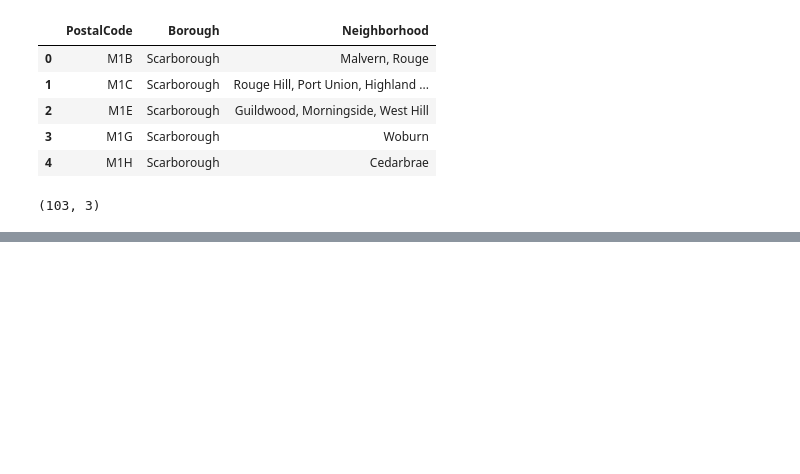
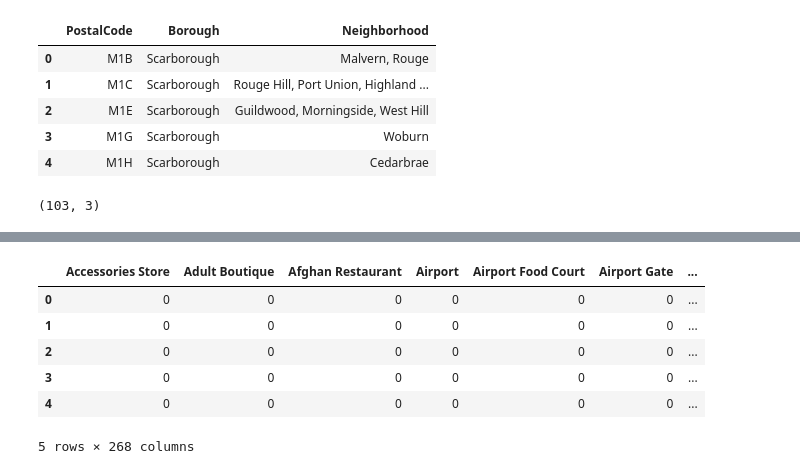
Before and after one commit to jfranklin1607/Cousera_Capstone, a Jupyter notebook: Toronto Neighborhoods.ipynb, the cells around one changed output, grey strips where cells are left out. Cells and saved outputs as stored; diff of their text form; code cells hidden in the pictures; blank space fills up the shorter version.

```diff
--- a/Toronto Neighborhoods.ipynb
+++ b/Toronto Neighborhoods.ipynb
@@ -73,0 +397,23 @@ postal_codes.shape
+# %%
+# one hot encoding for the venue categories
+
+toronto_onehot = pd.get_dummies(toronto_venues[['Venue Category']],
+                                prefix="",
+                                prefix_sep="")
+
+toronto_onehot['PostalCode'] = toronto_venues['PostalCode']
+
+# In the New York exercise, the order of the columns was changed
+# at this point so the Neighborhood column came first.
+# But this isn't necessary, because the group step further
+# down does that.
+
+toronto_onehot.head()
+# %% [output]
+|  | Accessories Store | Adult Boutique | Afghan Restaurant | Airport | Airport Food Court | Airport Gate | ... |
+| 0 | 0 | 0 | 0 | 0 | 0 | 0 | ... |
+| 1 | 0 | 0 | 0 | 0 | 0 | 0 | ... |
+| 2 | 0 | 0 | 0 | 0 | 0 | 0 | ... |
+| 3 | 0 | 0 | 0 | 0 | 0 | 0 | ... |
+| 4 | 0 | 0 | 0 | 0 | 0 | 0 | ... |
+5 rows × 268 columns
```
Also changed, not shown: parts of 28 cells of this notebook.
